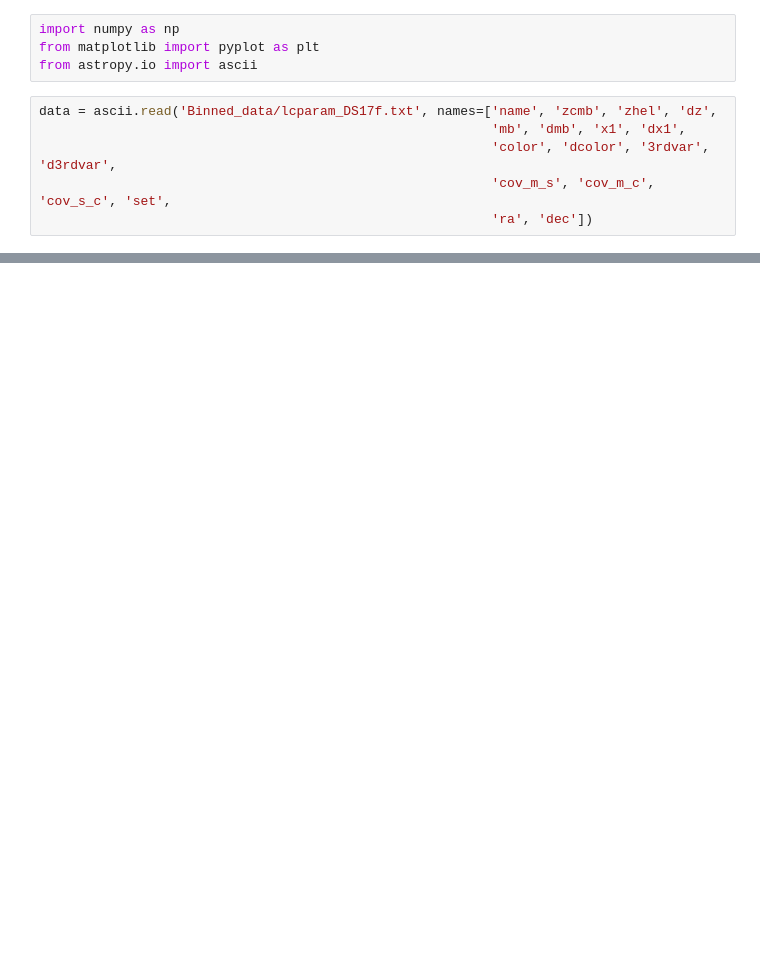
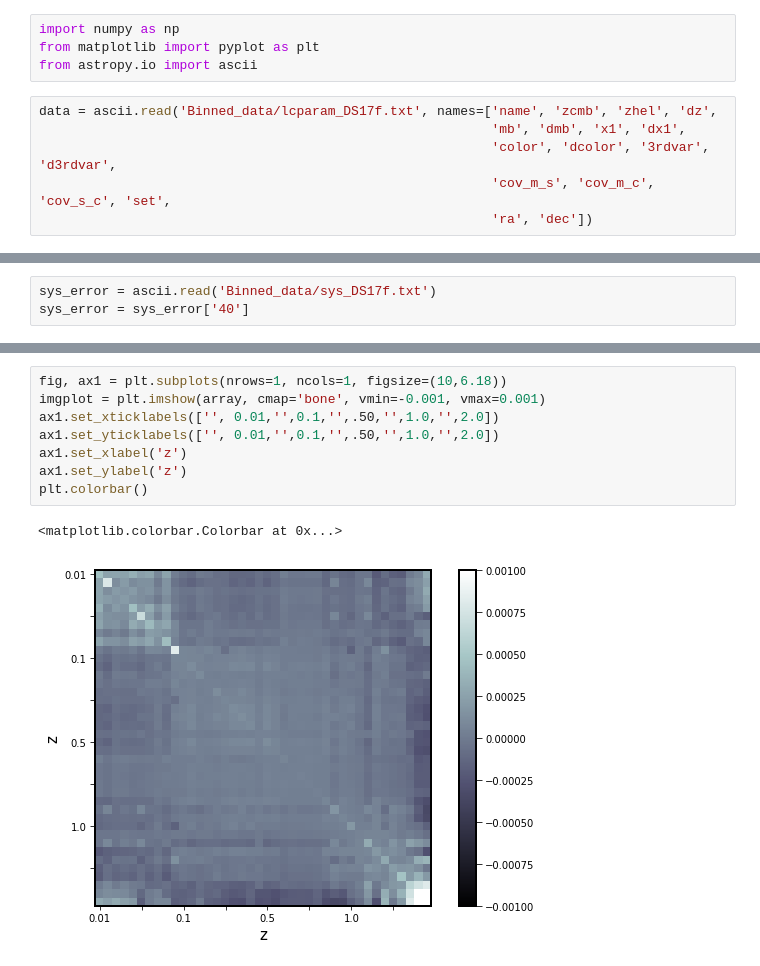
Before and after one commit to dgunruh/Bayesian-Inference-Group-Project, a Jupyter notebook: loading_data_test.ipynb, the cells around one changed output, grey strips where cells are left out. Cells and saved outputs as stored; diff of their text form; blank space fills up the shorter version.

```diff
--- a/loading_data_test.ipynb
+++ b/loading_data_test.ipynb
@@ -50,0 +55,3 @@ Text(0, 0.5, '$m_b$')
+# %%
+sys_error = ascii.read('Binned_data/sys_DS17f.txt')
+sys_error = sys_error['40']
@@ -50,0 +80,11 @@ Text(0, 0.5, '$m_b$')
+# %%
+fig, ax1 = plt.subplots(nrows=1, ncols=1, figsize=(10,6.18))
+imgplot = plt.imshow(array, cmap='bone', vmin=-0.001, vmax=0.001)
+ax1.set_xticklabels(['', 0.01,'',0.1,'',.50,'',1.0,'',2.0])
+ax1.set_yticklabels(['', 0.01,'',0.1,'',.50,'',1.0,'',2.0])
+ax1.set_xlabel('z')
+ax1.set_ylabel('z')
+plt.colorbar()
+# %% [output]
+<matplotlib.colorbar.Colorbar at 0x...>
+[figure, added]
```
Also changed, not shown: parts of 2 cells of this notebook.
